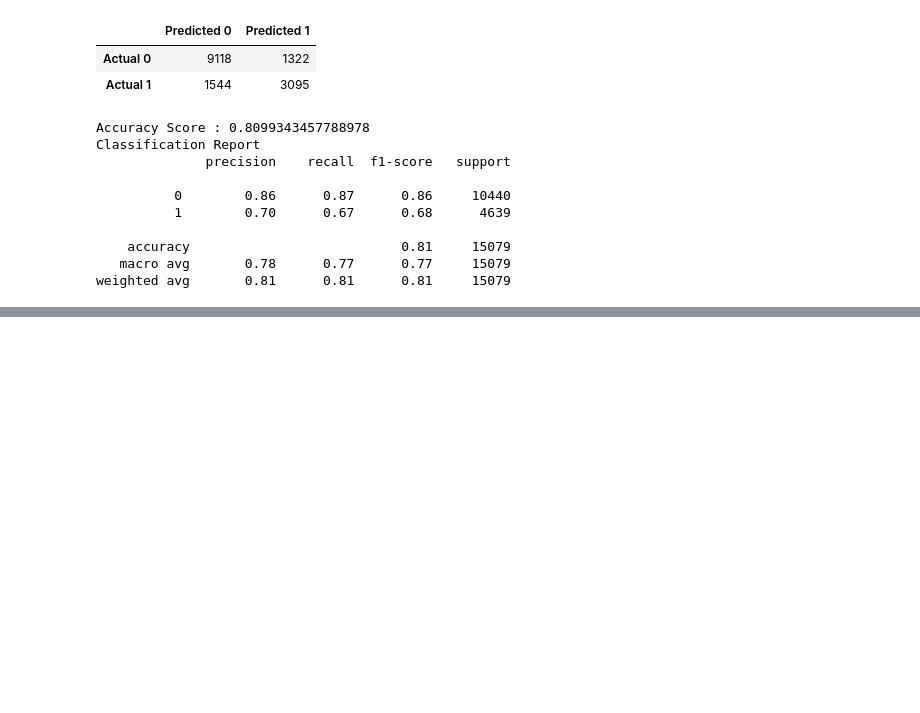
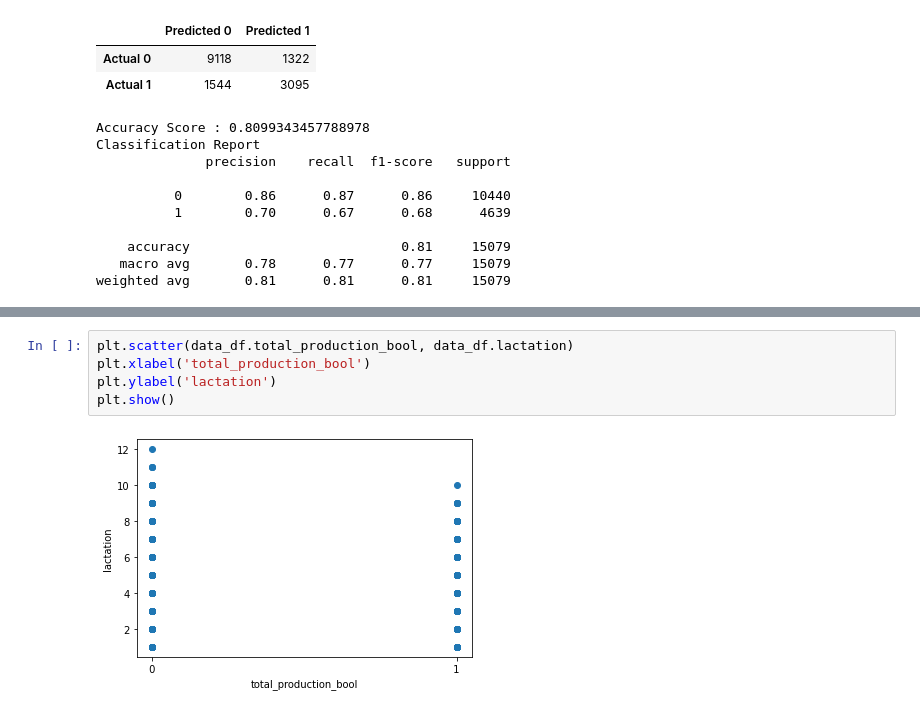
Before and after one commit to maadpeal/final_project_milk, a Jupyter notebook: Draft Tree model.ipynb, the cells around one changed output, grey strips where cells are left out. Drawn from its saved outputs; the diff is of its cells as text; blank space fills up the shorter version.

```diff
--- a/Draft Tree model.ipynb
+++ b/Draft Tree model.ipynb
@@ -148,0 +177,7 @@ weighted avg       0.81      0.81      0.81     15079
+# %%
+plt.scatter(data_df.total_production_bool, data_df.lactation)
+plt.xlabel('total_production_bool')
+plt.ylabel('lactation')
+plt.show()
+# %% [output]
+[figure, added]
```
Also changed, not shown: parts of 5 cells of this notebook.
